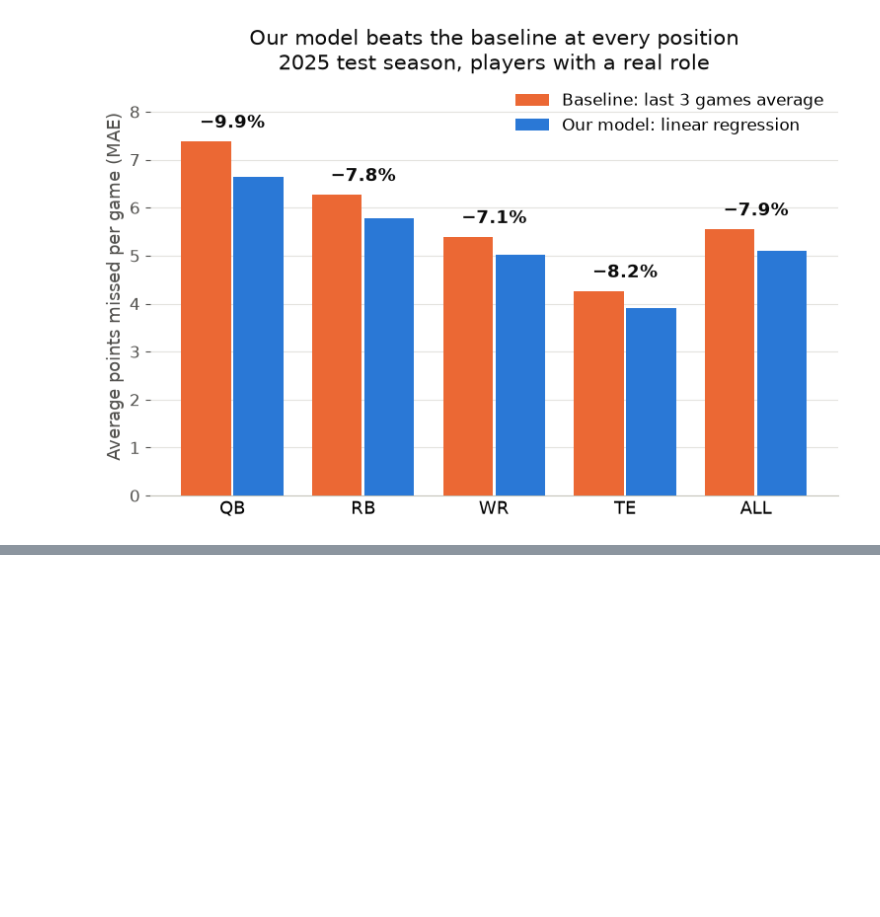
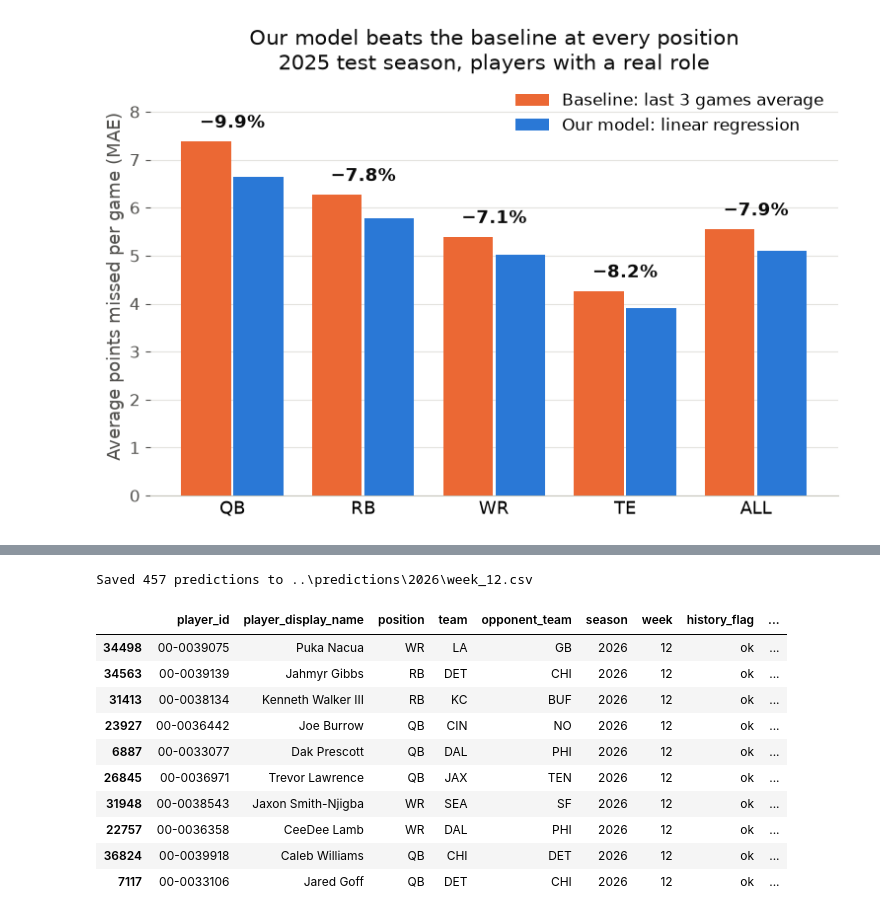
Before and after one commit to farazayub06/fantasy-football-ml, a Jupyter notebook: notebooks/05_baselines_models.ipynb, the cells around one changed output, grey strips where cells are left out. Saved outputs shown, nothing was run; the diff lists cells and outputs as text; code cells hidden in the pictures; blank space fills up the shorter version.

Commit message:
Week 12 predictions (made before kickoff)

```diff
--- a/notebooks/05_baselines_models.ipynb
+++ b/notebooks/05_baselines_models.ipynb
@@ -192,3 +192,28 @@ fig.savefig("../reports/figures/mae_by_position.png",        # save for the post
 plt.show()                                                   # also display it in the notebook
 # %% [output]
 [figure]
+# %%
+played = df[df["is_upcoming"] == 0]                          # every game already played (2020 through last week)
+upcoming = df[df["is_upcoming"] == 1]                        # next week's games (no points yet)
+
+final_models = {}                                            # the 4 live models, kept for later
+pred_parts = []                                              # one table of predictions per position
+for pos in POSITIONS:                                        # same one-model-per-position setup as before
+    tr = played[played["position"] == pos]                   # all played games at this position
+    up = upcoming[upcoming["position"] == pos]               # this position's upcoming games
+    cols = [c for c in FEATURES if tr[c].notna().any()]      # skip features that are all blank for this position
+    model = make_pipeline(SimpleImputer(strategy="median", add_indicator=True),  # fill blanks + missing flags
+                          LinearRegression())                # our final model (Decision: linear regression)
+    model.fit(tr[cols], tr[TARGET])                          # train on everything played
+    out = up[["player_id", "player_display_name", "position",    # who
+              "team", "opponent_team", "season", "week",         # which game
+              "history_flag"]].copy()                            # history label
+    out["pred_model"] = model.predict(up[cols])              # our model's predicted points
+    out["pred_baseline2"] = up["fantasy_points_ppr_last3"]   # Baseline 2 (needed to score it later)
+    out["real_role"] = up["offense_pct_last3"] >= ROLE_CUTOFF    # True = counts toward the headline MAE
+    pred_parts.append(out)                                   # save this position's table
+    final_models[pos] = model                                # save the model
+
+preds = pd.concat(pred_parts).sort_values("pred_model", ascending=False)  # one table, highest projection first
+print(len(preds), "predictions | training rows:", len(played))           # expect ~350-450 predictions
+preds.groupby("position")[["pred_model", "pred_baseline2"]].mean().round(1)  # average prediction per position
@@ -194,0 +228,23 @@ plt.show()                                                   # also display it i
+# %%
+from pathlib import Path                                     # file paths
+
+week = int(upcoming["week"].iloc[0])                         # the week being predicted (from notebook 04)
+out_dir = Path("../predictions/2026")                        # predictions folder (committed to Git)
+out_dir.mkdir(parents=True, exist_ok=True)                   # create it if missing
+path = out_dir / f"week_{week:02d}.csv"                      # e.g. week_12.csv (02d = always 2 digits)
+preds.round(2).to_csv(path, index=False)                     # save, 2 decimal places
+print(f"Saved {len(preds)} predictions to {path}")          # confirm
+preds.head(10)                                               # top 10 projections
+# %% [output]
+Saved 457 predictions to ..\predictions\2026\week_12.csv
+|  | player_id | player_display_name | position | team | opponent_team | season | week | history_flag | ... |
+| 34498 | 00-0039075 | Puka Nacua | WR | LA | GB | 2026 | 12 | ok | ... |
+| 34563 | 00-0039139 | Jahmyr Gibbs | RB | DET | CHI | 2026 | 12 | ok | ... |
+| 31413 | 00-0038134 | Kenneth Walker III | RB | KC | BUF | 2026 | 12 | ok | ... |
+| 23927 | 00-0036442 | Joe Burrow | QB | CIN | NO | 2026 | 12 | ok | ... |
+| 6887 | 00-0033077 | Dak Prescott | QB | DAL | PHI | 2026 | 12 | ok | ... |
+| 26845 | 00-0036971 | Trevor Lawrence | QB | JAX | TEN | 2026 | 12 | ok | ... |
+| 31948 | 00-0038543 | Jaxon Smith-Njigba | WR | SEA | SF | 2026 | 12 | ok | ... |
+| 22757 | 00-0036358 | CeeDee Lamb | WR | DAL | PHI | 2026 | 12 | ok | ... |
+| 36824 | 00-0039918 | Caleb Williams | QB | CHI | DET | 2026 | 12 | ok | ... |
+| 7117 | 00-0033106 | Jared Goff | QB | DET | CHI | 2026 | 12 | ok | ... |
```
Also changed, not shown: parts of 4 cells of this notebook, 7 other files.
